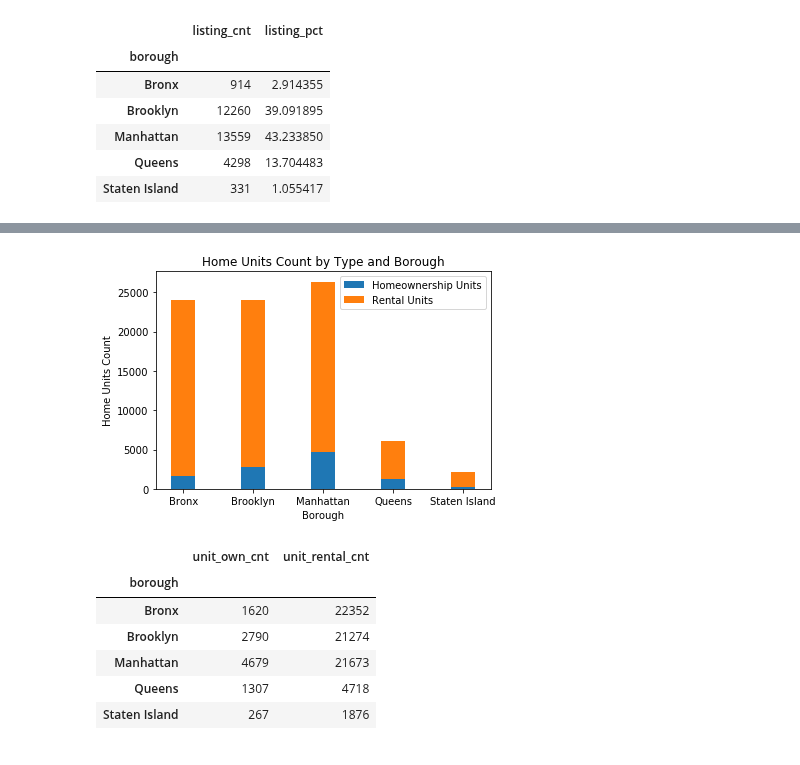
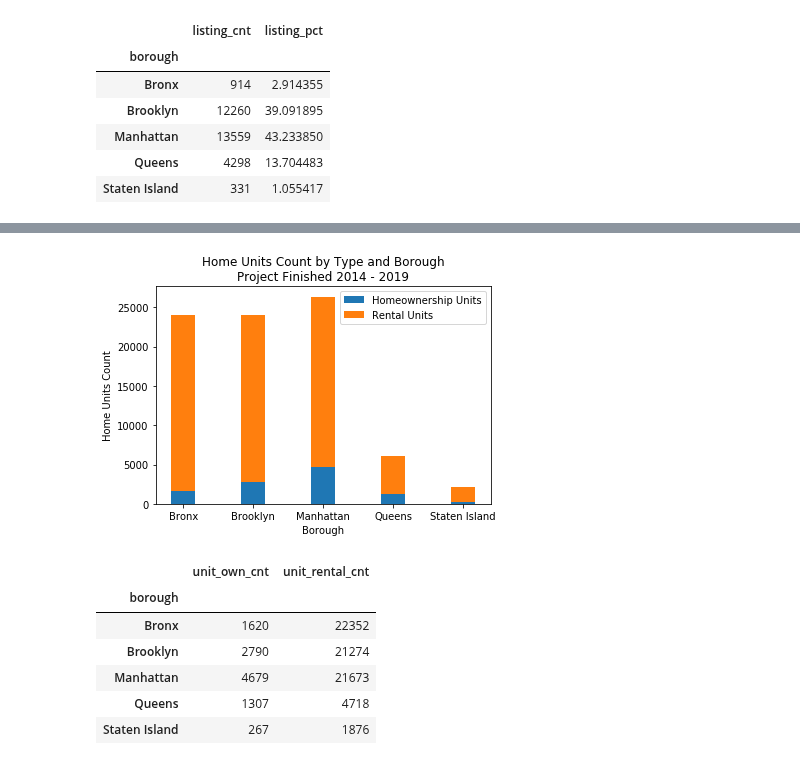
Before and after one commit to hayden4davey/Project1-Group2, a Jupyter notebook: arnold1.ipynb, the cells around one changed output, grey strips where cells are left out. Cells and saved outputs as stored; diff of their text form; code cells hidden in the pictures.

```diff
--- a/arnold1.ipynb
+++ b/arnold1.ipynb
@@ -126,22 +126,23 @@ df_all
 # %%
 #show bar graph of house units
 fig, ax =  plt.subplots()
 
 ind = np.arange(5)
 width = 0.35
 
 p1 = ax.bar(df_all.index, df_all.unit_own_cnt , width)
 p2 = ax.bar(df_all.index, df_all.unit_rental_cnt , width, bottom = df_all.unit_own_cnt )
 
 plt.ylabel('Home Units Count')
 plt.xlabel('Borough')
-plt.title('Home Units Count by Type and Borough')
+plt.title('Home Units Count by Type and Borough\nProject Finished 2014 - 2019')
 plt.legend((p1[0], p2[0]), ('Homeownership Units', 'Rental Units'))
 plt.yticks(np.arange(0, 30000, 5000))
 
+fig.savefig('Output/NYC_HomeUnitsCount.png')
 plt.show()
 # %% [output]
-[figure, old version]
+[figure, new version]
 # %%
 df_all[['unit_own_cnt', 'unit_rental_cnt']]
 # %% [output]
```
Also changed, not shown: parts of 2 cells of this notebook, 3 other files.
